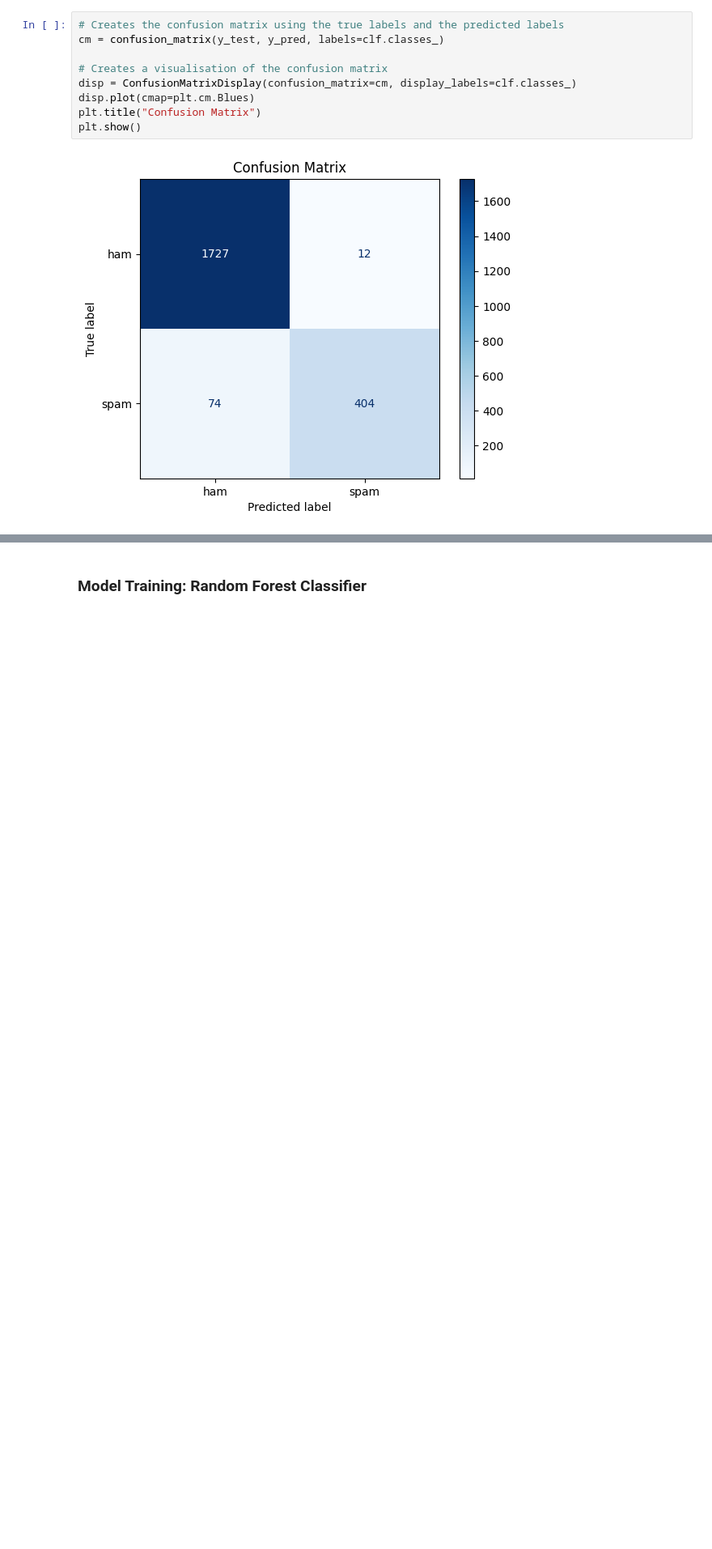
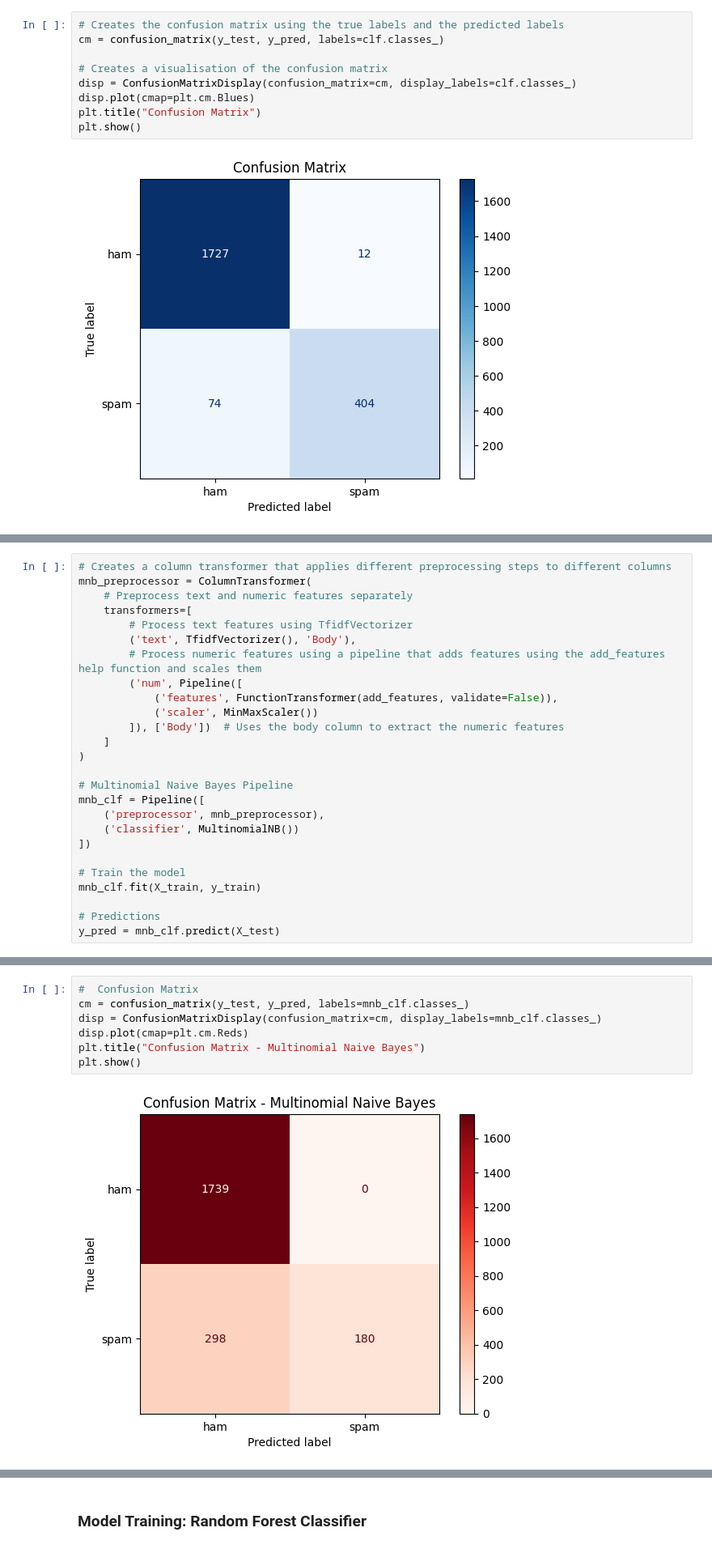
Before and after one commit to travis-willmott/COS30049, a Jupyter notebook: notebook.ipynb, the cells around one changed output, grey strips where cells are left out. Shown: that part at 81% size. Cells and saved outputs as stored; diff of their text form; blank space fills up the shorter version.

Commit message:
Added models SM and MNB

```diff
--- a/notebook.ipynb
+++ b/notebook.ipynb
@@ -259,0 +264,26 @@ plt.show()
+# %%
+# Creates a column transformer that applies different preprocessing steps to different columns
+mnb_preprocessor = ColumnTransformer(
+    # Preprocess text and numeric features separately
+    transformers=[
+        # Process text features using TfidfVectorizer
+        ('text', TfidfVectorizer(), 'Body'),
+        # Process numeric features using a pipeline that adds features using the add_features help function and scales them
+        ('num', Pipeline([
+            ('features', FunctionTransformer(add_features, validate=False)),
+            ('scaler', MinMaxScaler())
+        ]), ['Body'])  # Uses the body column to extract the numeric features
+    ]
+)
+
+# Multinomial Naive Bayes Pipeline
+mnb_clf = Pipeline([
+    ('preprocessor', mnb_preprocessor),
+    ('classifier', MultinomialNB())
+])
+
+# Train the model
+mnb_clf.fit(X_train, y_train)
+
+# Predictions
+y_pred = mnb_clf.predict(X_test)
@@ -259,0 +314,9 @@ plt.show()
+# %%
+#  Confusion Matrix
+cm = confusion_matrix(y_test, y_pred, labels=mnb_clf.classes_)
+disp = ConfusionMatrixDisplay(confusion_matrix=cm, display_labels=mnb_clf.classes_)
+disp.plot(cmap=plt.cm.Reds)
+plt.title("Confusion Matrix - Multinomial Naive Bayes")
+plt.show()
+# %% [output]
+[figure, added]
```
Also changed, not shown: parts of 9 cells of this notebook.
